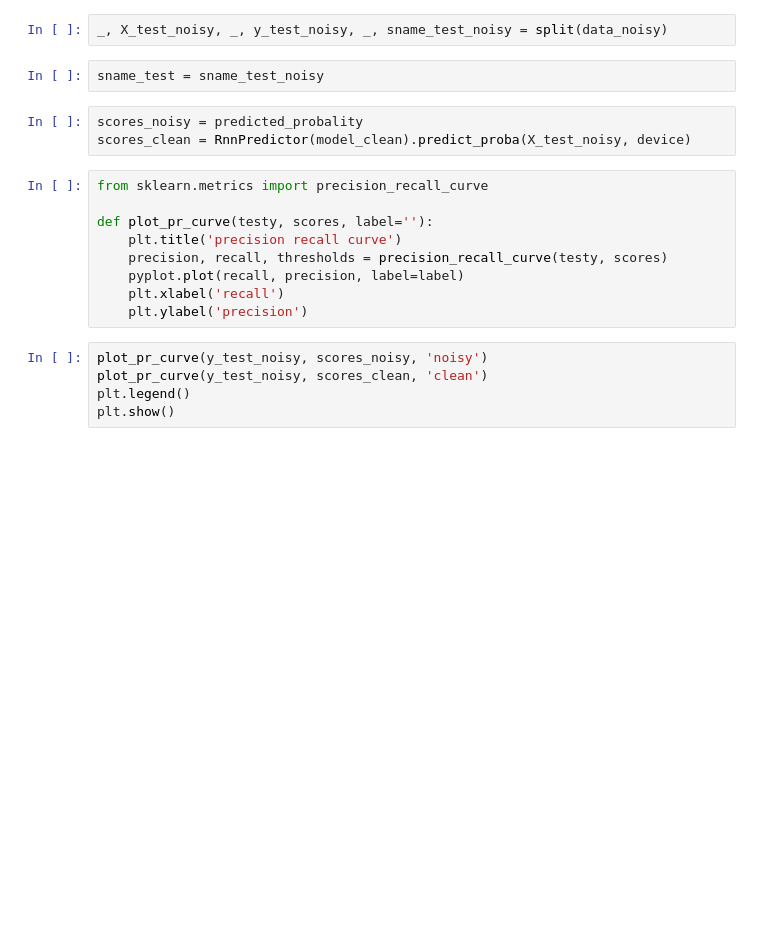
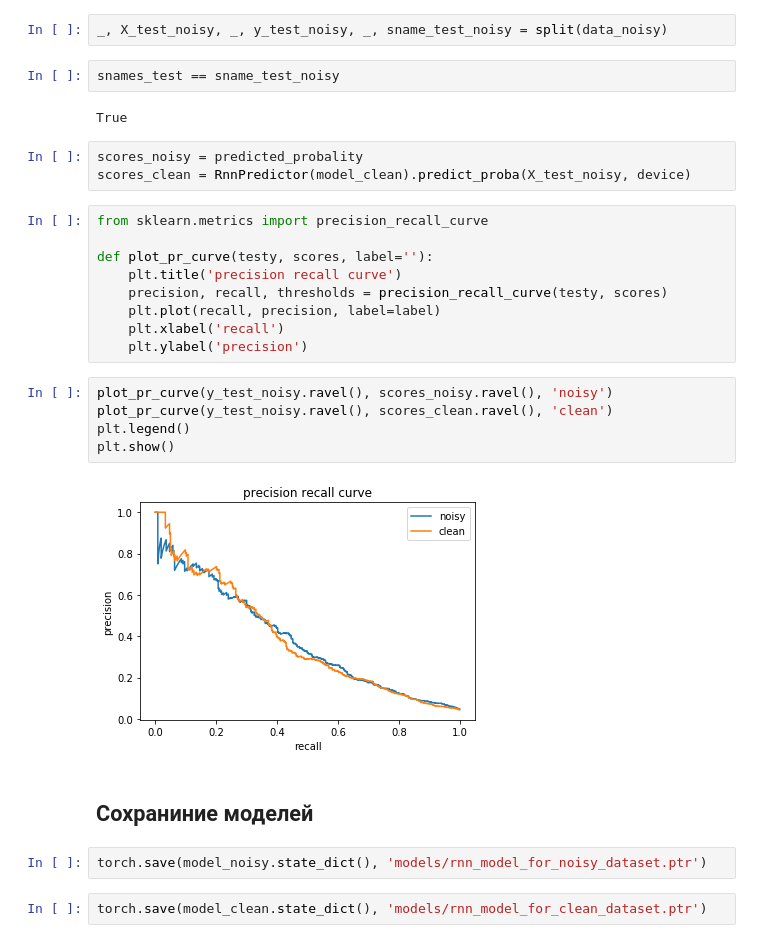
Before and after one commit to maxkvant/speech-ml-hw, a Jupyter notebook: 2/homework/main.ipynb, the cells around one changed output. Saved outputs shown, nothing was run; the diff lists cells and outputs as text; blank space fills up the shorter version.

Commit message:
model saves

```diff
--- a/2/homework/main.ipynb
+++ b/2/homework/main.ipynb
@@ -524,7 +524,9 @@ plt.show()
 # %%
 _, X_test_noisy, _, y_test_noisy, _, sname_test_noisy = split(data_noisy)
 # %%
-sname_test = sname_test_noisy
+snames_test == sname_test_noisy
+# %% [output]
+True
 # %%
 scores_noisy = predicted_probality
 scores_clean = RnnPredictor(model_clean).predict_proba(X_test_noisy, device)
@@ -534,11 +536,19 @@ from sklearn.metrics import precision_recall_curve
 def plot_pr_curve(testy, scores, label=''):
     plt.title('precision recall curve')
     precision, recall, thresholds = precision_recall_curve(testy, scores)
-    pyplot.plot(recall, precision, label=label)
+    plt.plot(recall, precision, label=label)
     plt.xlabel('recall')
     plt.ylabel('precision')
 # %%
-plot_pr_curve(y_test_noisy, scores_noisy, 'noisy')
-plot_pr_curve(y_test_noisy, scores_clean, 'clean')
+plot_pr_curve(y_test_noisy.ravel(), scores_noisy.ravel(), 'noisy')
+plot_pr_curve(y_test_noisy.ravel(), scores_clean.ravel(), 'clean')
 plt.legend()
 plt.show()
+# %% [output]
+[figure, added]
+# %% [markdown]
+## Cохраниние моделей
+# %%
+torch.save(model_noisy.state_dict(), 'models/rnn_model_for_noisy_dataset.ptr')
+# %%
+torch.save(model_clean.state_dict(), 'models/rnn_model_for_clean_dataset.ptr')
```
